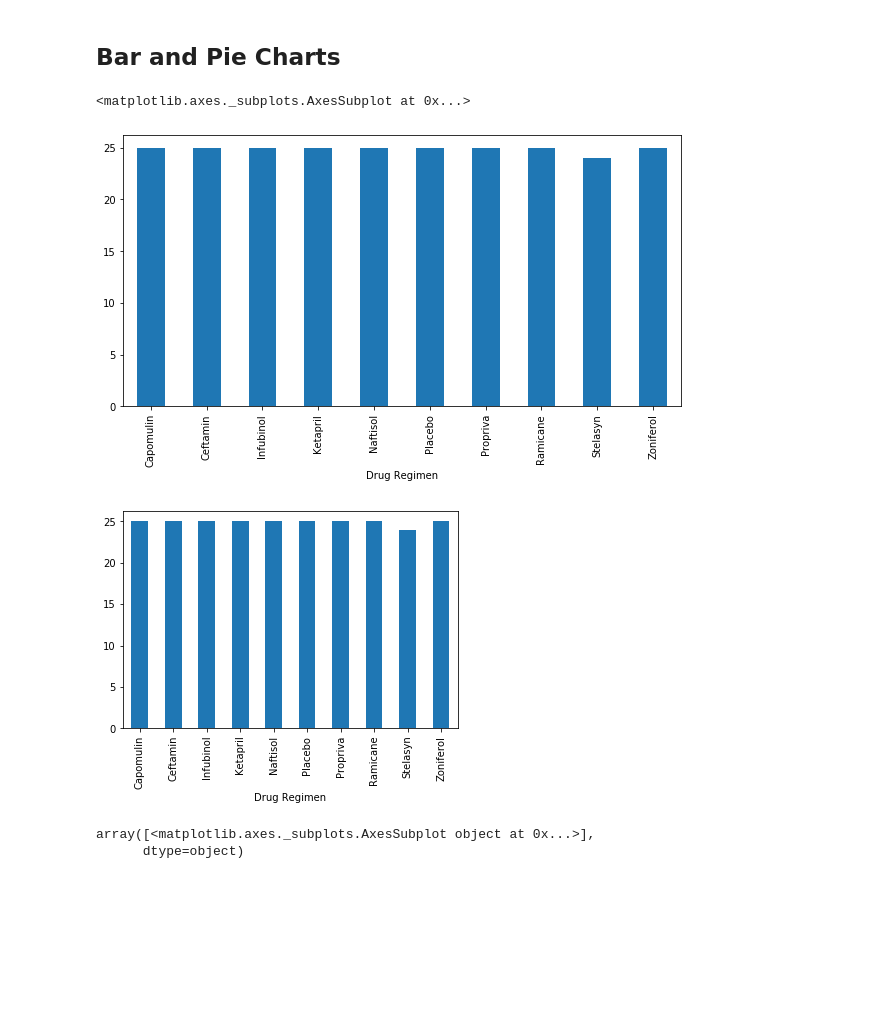
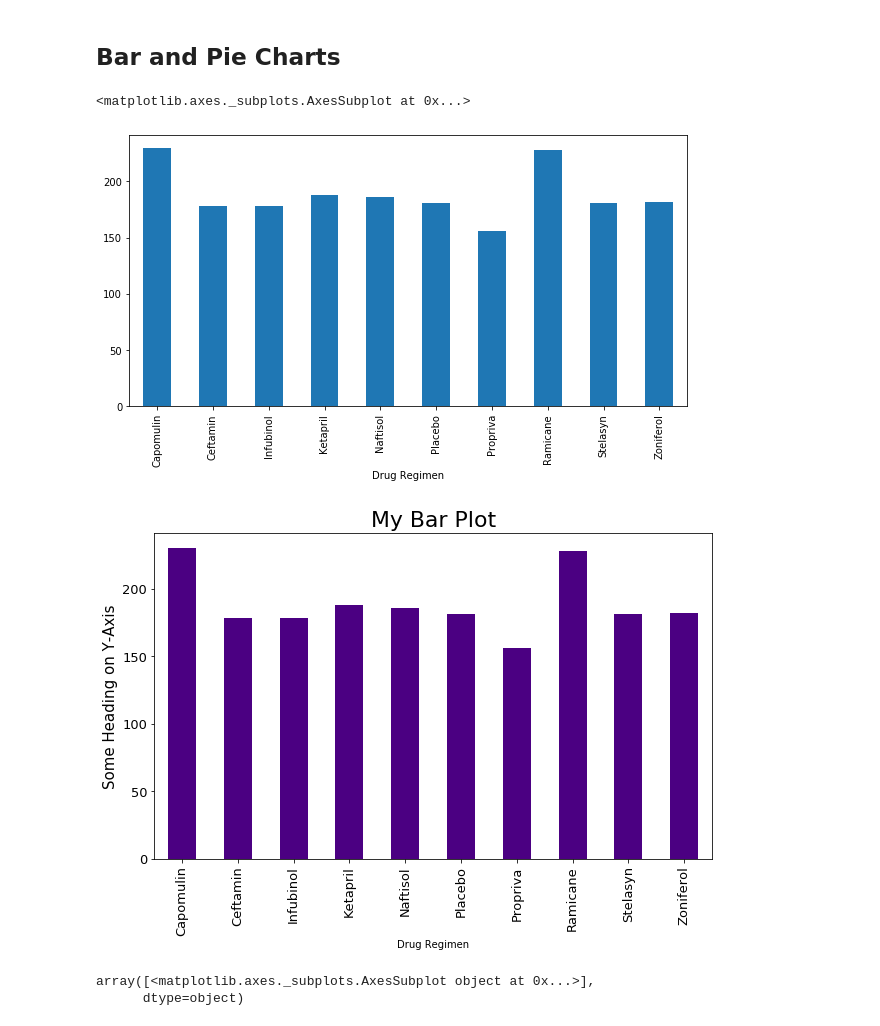
Before and after one commit to Phillips4100/The-Power-of-Plots-Homework, a Jupyter notebook: Pymaceuticals/pymaceuticals_starter.ipynb, the cells around one changed output. Cells and saved outputs as stored; diff of their text form; code cells hidden in the pictures; blank space fills up the shorter version.

```diff
--- a/Pymaceuticals/pymaceuticals_starter.ipynb
+++ b/Pymaceuticals/pymaceuticals_starter.ipynb
@@ -147,20 +152,34 @@ regimen_summary
 # Generate a bar plot showing the total number of mice for each treatment throughout the course of the study using pandas.
 treatment_group = df.groupby('Drug Regimen')
 # Count how many times each mouse appears in that group
-count_mice = treatment_group['mouse_id'].nunique()
-
+count_mice = treatment_group['mouse_id'].count()
+# count() matches closer
 panda_plot=count_mice.plot.bar(figsize=(10, 5),)
 panda_plot
+# print (count_mice)
 # %% [output]
 <matplotlib.axes._subplots.AxesSubplot at 0x...>
-[figure, old version]
+[figure, new version]
 # %%
 # Generate a bar plot showing the total number of mice for each treatment throughout the course of the study using pyplot.
-treatment_chart = count_mice.plot(kind='bar')
-# plt.plot(['Drug Regimen'], 'count_mice')
+# treatment_chart = count_mice.plot(kind='bar')
+# bar_plot_df=df.groupby('Drug Regimen').mouse_id.count().unstack().plot.bar()
+# x_axis=[Capomulin,'Ceftamin', 'Infubinol', ]
+# plt.bar(x_axis, count_mice, color="b", align="center")
+# # # plt.plot(['Drug Regimen'], 'count_mice')
+# plt.show()
+# go back to matplotlib activity use .plt
+# bar_plot_df
+# print (treatment_group)
+dr_bar = df.groupby('Drug Regimen')['mouse_id'].count()
+
+ax = dr_bar.plot(kind='bar', figsize=(10,6), color="indigo", fontsize=13);
+ax.set_alpha(0.8)
+ax.set_title("My Bar Plot", fontsize=22)
+ax.set_ylabel("Some Heading on Y-Axis", fontsize=15);
 plt.show()
 # %% [output]
-[figure, old version]
+[figure, new version]
 # %%
 # Generate a pie plot showing the distribution of female versus male mice using pandas
 gender_group = df.groupby('Sex')['mouse_id'].nunique()
```
Also changed, not shown: parts of 6 cells of this notebook.
